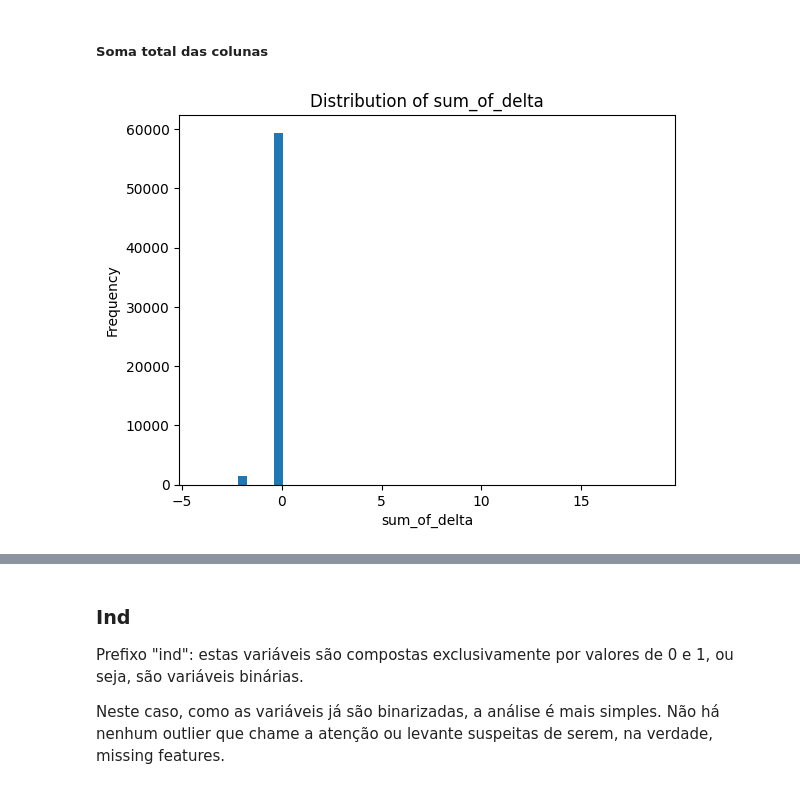
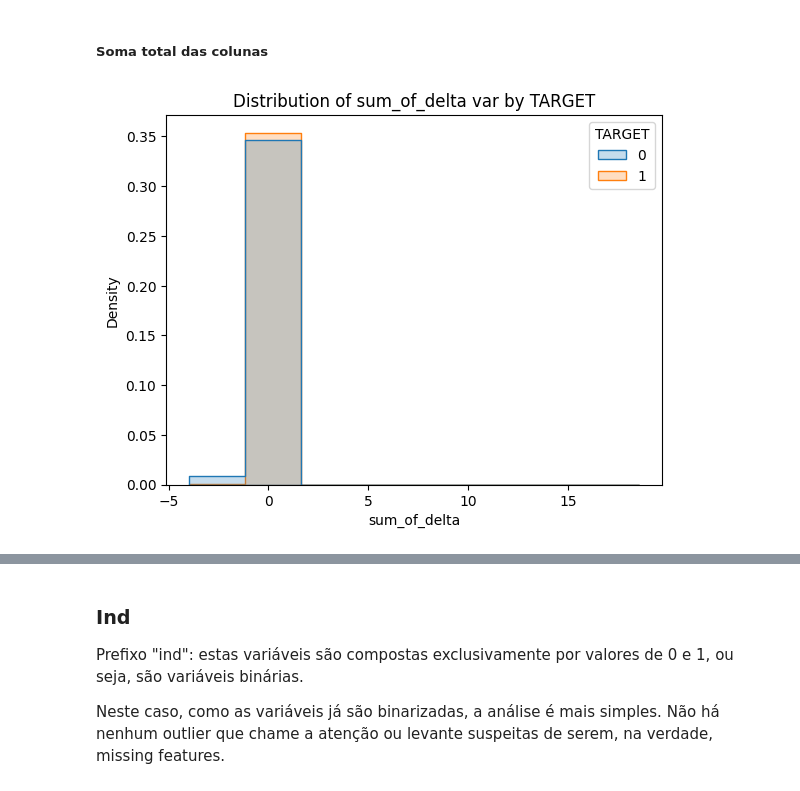
Before and after one commit to FelipeViacava/data-masters-case, a Jupyter notebook: 01-eda.ipynb, the cells around one changed output, grey strips where cells are left out. Saved outputs shown, nothing was run; the diff lists cells and outputs as text; code cells hidden in the pictures.

```diff
--- a/01-eda.ipynb
+++ b/01-eda.ipynb
@@ -456,0 +393,4 @@ df_[delta_cols].describe()
+# %%
+ci_delta = CustomImputer(prefix="delta", to_replace=9999999999)
+ci_delta = ci_delta.fit(df)
+df = ci_delta.transform(df)
@@ -467,6 +423,6 @@ plt.show()
 # %% [markdown]
 ##### Contagem de nulos
 # %%
-anc_delta = AddNoneCount(prefix="delta", fake_value=9999999999)
+anc_delta = AddNoneCount(prefix="delta")
 anc_delta = anc_delta.fit(df)
 df = anc_delta.transform(df)
@@ -496,6 +446,6 @@ cv.violinplot(df, "none_count_delta")
 # %% [markdown]
 ##### Contagem de colunas diferentes de 0
 # %%
-anzc_delta = AddNonZeroCount(prefix="delta", fake_value=9999999999)
+anzc_delta = AddNonZeroCount(prefix="delta")
 anzc_delta = anzc_delta.fit(df)
 df = anzc_delta.transform(df)
@@ -524,13 +470,13 @@ cv.violinplot(df, "non_zero_count_delta")
 # %% [markdown]
 ##### Soma total das colunas
 # %%
-cs_delta = CustomSum(prefix="delta", fake_value=9999999999)
+cs_delta = CustomSum(prefix="delta")
 cs_delta = cs_delta.fit(df)
 df = cs_delta.transform(df)
 # %%
-cv.histplot(df,"sum_of_delta", nbins=50)
+cv.binaryhistplot(df,"sum_of_delta", nbins=8)
 # %% [output]
-[figure, old version]
+[figure, new version]
 # %%
 df["TARGET"] \
     .value_counts(normalize=True) \
```
Also changed, not shown: parts of 28 cells of this notebook, 1 other file.
